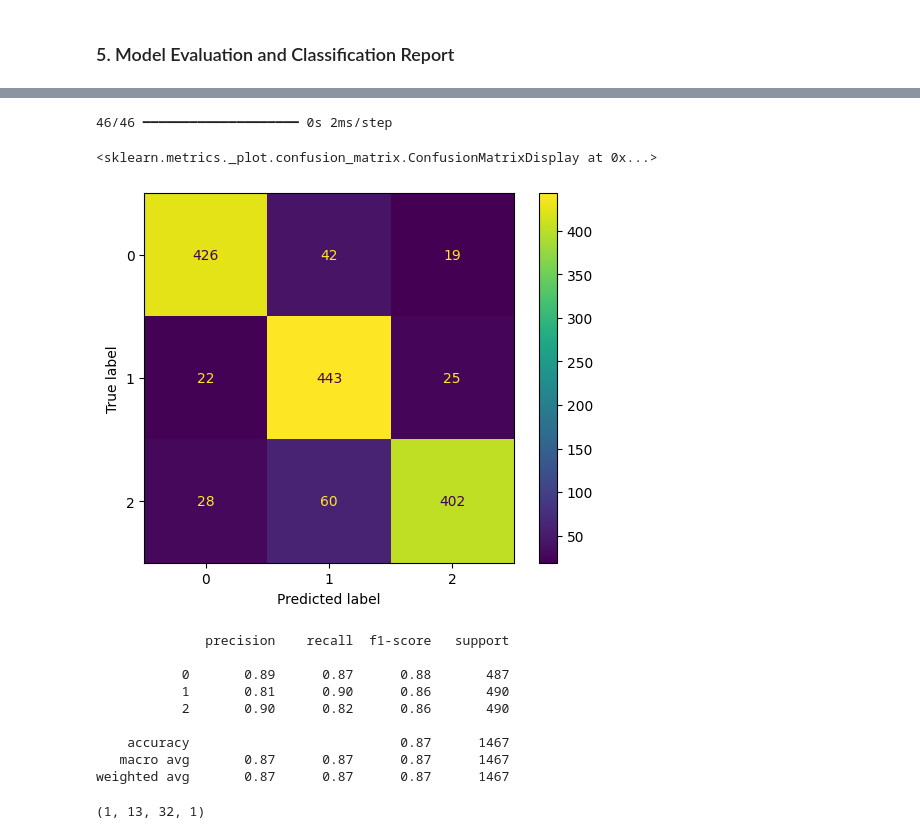
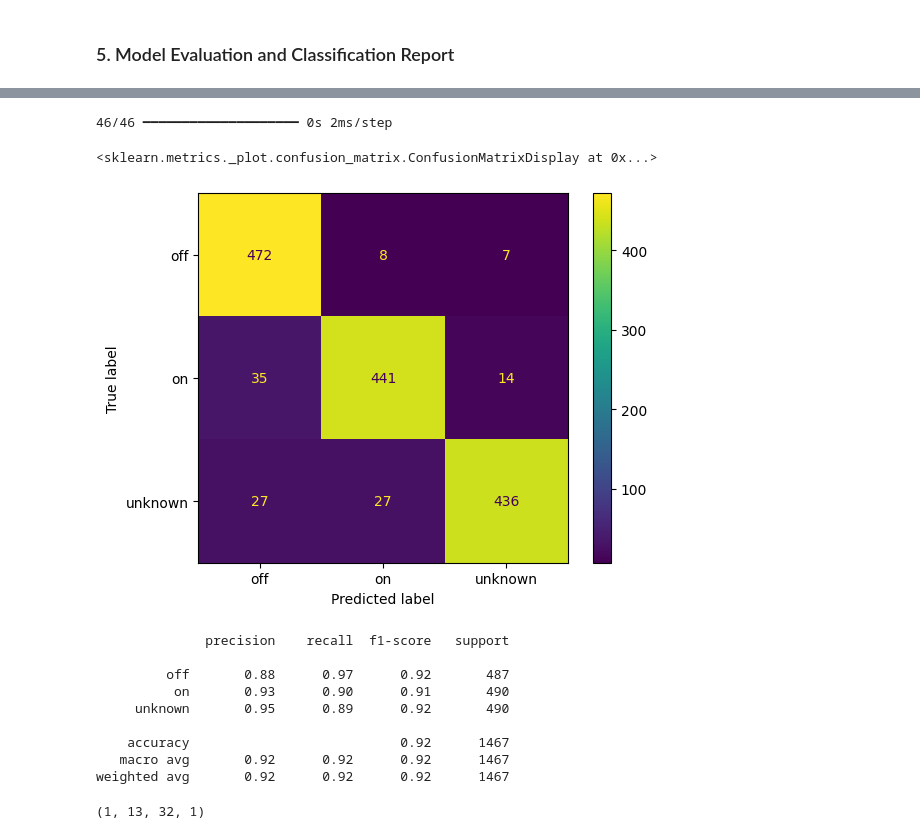
Before and after one commit to Sambit-Kumar-Sahoo/TinyML-Keyword-Spotting-Project, a Jupyter notebook: model.ipynb, the cells around one changed output, grey strips where cells are left out. Cells and saved outputs as stored; diff of their text form; code cells hidden in the pictures.

```diff
--- a/model.ipynb
+++ b/model.ipynb
@@ -160,5 +161,5 @@ model=keras.Sequential([
 model.compile(optimizer='adam',
               loss='sparse_categorical_crossentropy',
               metrics=['accuracy'])
-model.fit(x_train,y_train,epochs=10)
+model.fit(x_train,y_train,epochs=50)
 # %% [output]
@@ -193,22 +191,22 @@ model.evaluate(x_test,y_test)
 # %%
 y_pred_prob=model.predict(x_test)
 y_pred=[np.argmax(x) for x in y_pred_prob]
 cm=confusion_matrix(y_test,y_pred)
-ConfusionMatrixDisplay(cm).plot()
+ConfusionMatrixDisplay(cm,display_labels=le.classes_).plot()
 # %% [output]
 46/46 ━━━━━━━━━━━━━━━━━━━━ 0s 2ms/step
 <sklearn.metrics._plot.confusion_matrix.ConfusionMatrixDisplay at 0x...>
-[figure, old version]
+[figure, new version]
 # %%
-print(classification_report(y_test,y_pred))
+print(classification_report(y_test,y_pred,labels=[0,1,2],target_names=le.classes_))
 # %% [output]
               precision    recall  f1-score   support
 
-           0       0.89      0.87      0.88       487
-           1       0.81      0.90      0.86       490
-           2       0.90      0.82      0.86       490
+         off       0.88      0.97      0.92       487
+          on       0.93      0.90      0.91       490
+     unknown       0.95      0.89      0.92       490
 
-    accuracy                           0.87      1467
-   macro avg       0.87      0.87      0.87      1467
-weighted avg       0.87      0.87      0.87      1467
+    accuracy                           0.92      1467
+   macro avg       0.92      0.92      0.92      1467
+weighted avg       0.92      0.92      0.92      1467
 # %%
```
Also changed, not shown: parts of 19 cells of this notebook, 2 other files.
